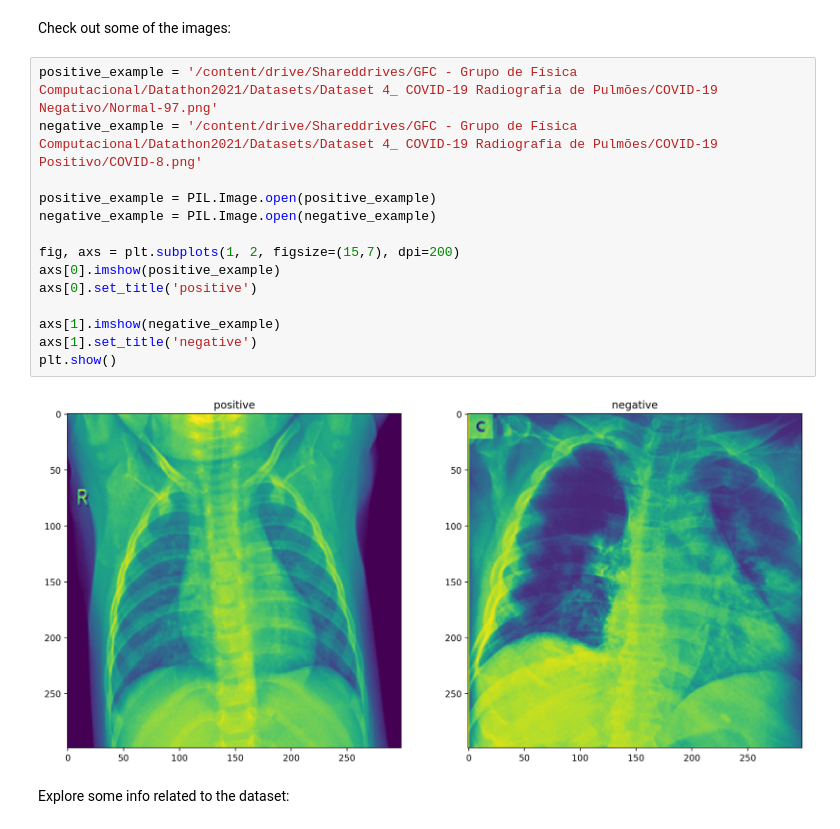
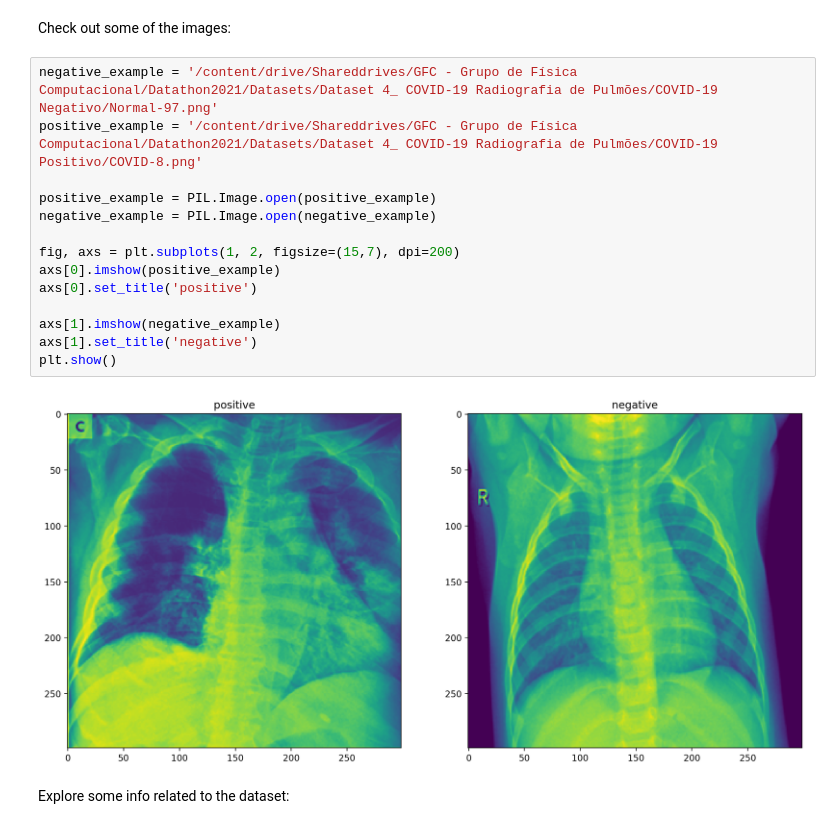
Before and after one commit to gfc-fiscomp/xcovid, a Jupyter notebook: rede.ipynb, the cells around one changed output. Cells and saved outputs as stored; diff of their text form.

```diff
--- a/rede.ipynb
+++ b/rede.ipynb
@@ -42,21 +42,21 @@ with zipfile.ZipFile(covid_zip, 'r') as zip:
 # %% [markdown]
 Check out some of the images:
 # %%
-positive_example = '/content/drive/Shareddrives/GFC - Grupo de Física Computacional/Datathon2021/Datasets/Dataset 4_ COVID-19 Radiografia de Pulmões/COVID-19 Negativo/Normal-97.png'
-negative_example = '/content/drive/Shareddrives/GFC - Grupo de Física Computacional/Datathon2021/Datasets/Dataset 4_ COVID-19 Radiografia de Pulmões/COVID-19 Positivo/COVID-8.png'
+negative_example = '/content/drive/Shareddrives/GFC - Grupo de Física Computacional/Datathon2021/Datasets/Dataset 4_ COVID-19 Radiografia de Pulmões/COVID-19 Negativo/Normal-97.png'
+positive_example = '/content/drive/Shareddrives/GFC - Grupo de Física Computacional/Datathon2021/Datasets/Dataset 4_ COVID-19 Radiografia de Pulmões/COVID-19 Positivo/COVID-8.png'
 
 positive_example = PIL.Image.open(positive_example)
 negative_example = PIL.Image.open(negative_example)
 
 fig, axs = plt.subplots(1, 2, figsize=(15,7), dpi=200)
 axs[0].imshow(positive_example)
 axs[0].set_title('positive')
 
 axs[1].imshow(negative_example)
 axs[1].set_title('negative')
 plt.show()
 # %% [output]
-[figure, old version]
+[figure, new version]
 # %% [markdown]
 Explore some info related to the dataset:
 # %%
```
Also changed, not shown: parts of 14 cells of this notebook, 8 other files.
